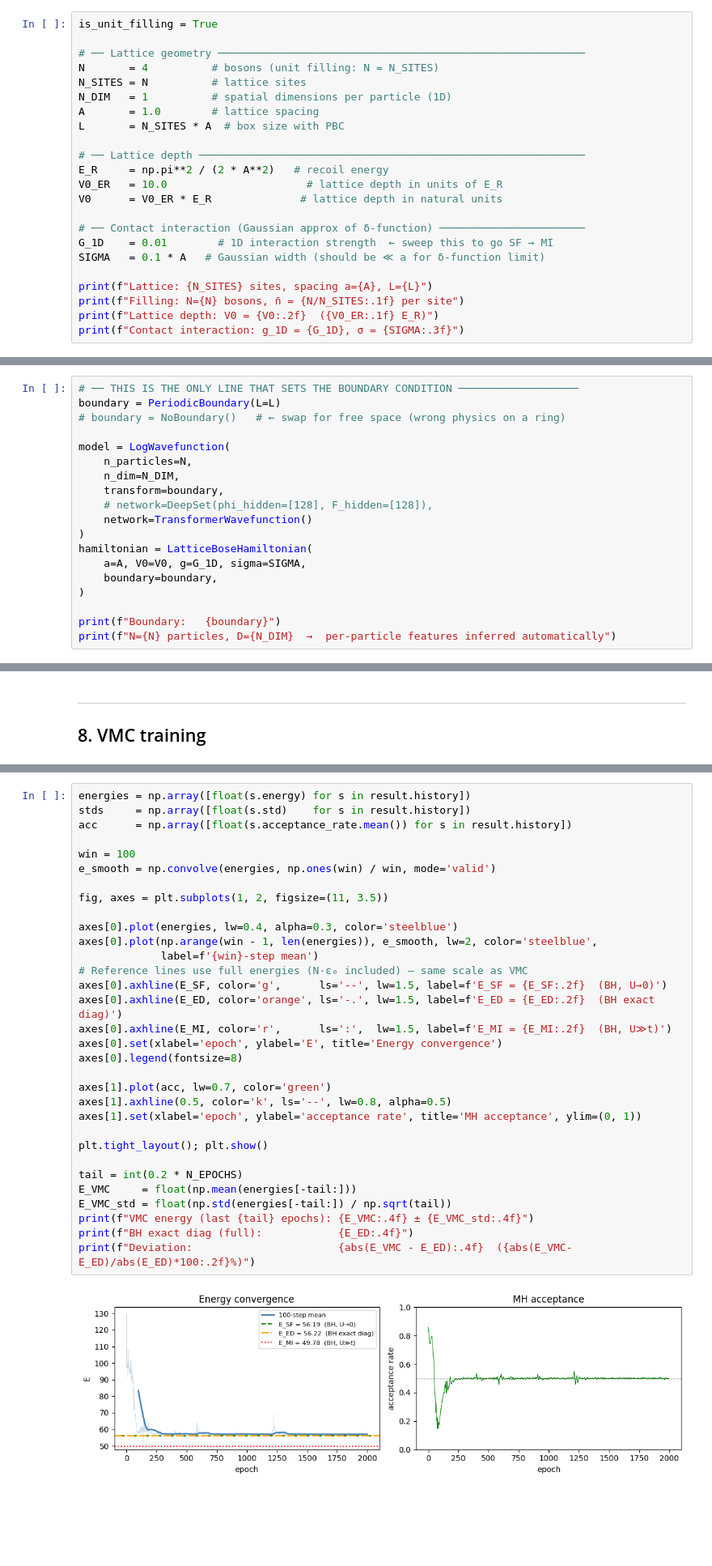
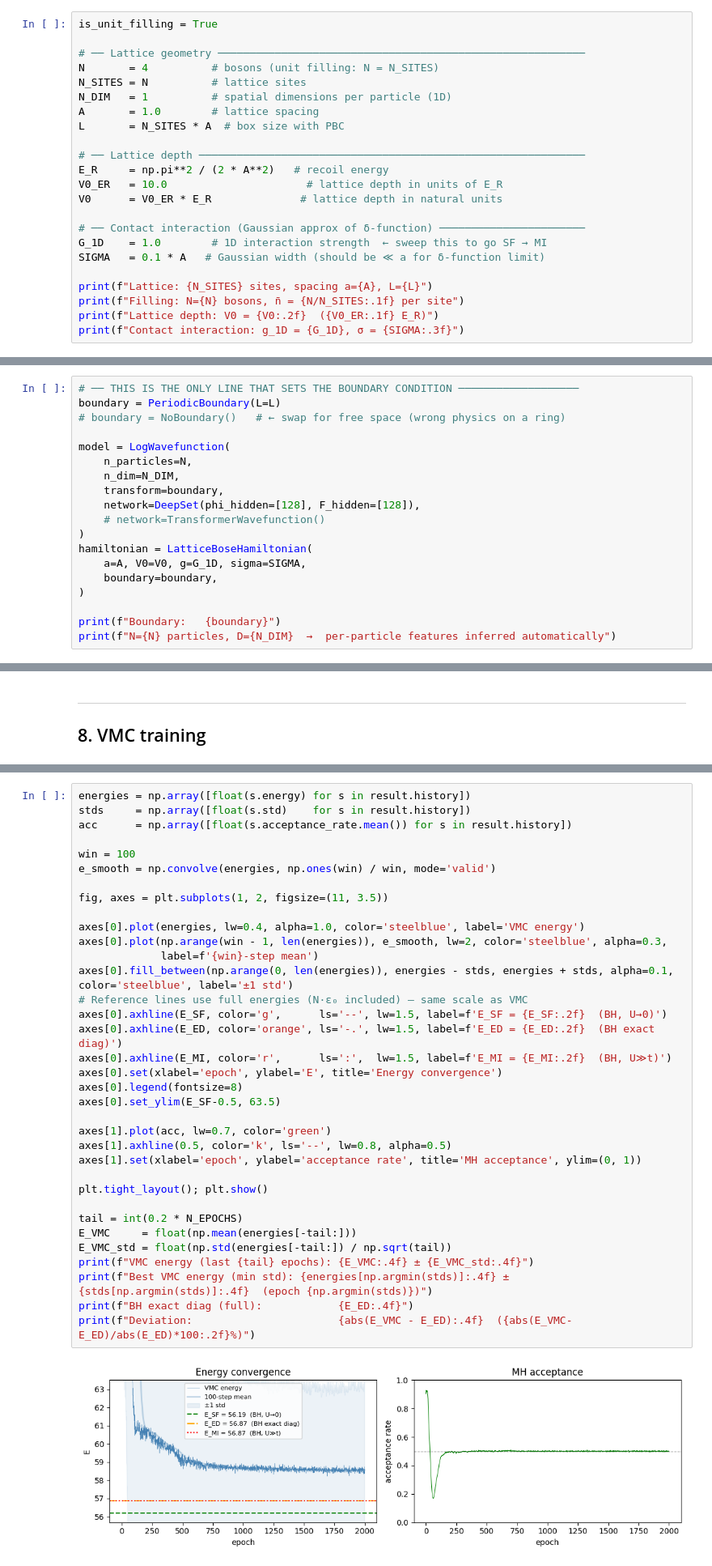
Before and after one commit to pfargas/qvarnet, a Jupyter notebook: notebooks/scripts/bose-hubbard.ipynb, the cells around one changed output, grey strips where cells are left out. Shown at 81% size. Drawn from its saved outputs; the diff is of its cells as text; blank space fills up the shorter version.

```diff
--- a/notebooks/scripts/bose-hubbard.ipynb
+++ b/notebooks/scripts/bose-hubbard.ipynb
@@ -91,7 +91,7 @@ V0_ER   = 10.0                      # lattice depth in units of E_R
 V0      = V0_ER * E_R              # lattice depth in natural units
 
 # ── Contact interaction (Gaussian approx of δ-function) ───────────────────────
-G_1D    = 0.01        # 1D interaction strength  ← sweep this to go SF → MI
+G_1D    = 1.0        # 1D interaction strength  ← sweep this to go SF → MI
 SIGMA   = 0.1 * A   # Gaussian width (should be ≪ a for δ-function limit)
 
 print(f"Lattice: {N_SITES} sites, spacing a={A}, L={L}")
@@ -522,8 +522,8 @@ model = LogWavefunction(
     n_particles=N,
     n_dim=N_DIM,
     transform=boundary,
-    # network=DeepSet(phi_hidden=[128], F_hidden=[128]),
-    network=TransformerWavefunction()
+    network=DeepSet(phi_hidden=[128], F_hidden=[128]),
+    # network=TransformerWavefunction()
 )
 hamiltonian = LatticeBoseHamiltonian(
     a=A, V0=V0, g=G_1D, sigma=SIGMA,
@@ -565,33 +565,36 @@ result = train(
 energies = np.array([float(s.energy) for s in result.history])
 stds     = np.array([float(s.std)    for s in result.history])
 acc      = np.array([float(s.acceptance_rate.mean()) for s in result.history])
 
 win = 100
 e_smooth = np.convolve(energies, np.ones(win) / win, mode='valid')
 
 fig, axes = plt.subplots(1, 2, figsize=(11, 3.5))
 
-axes[0].plot(energies, lw=0.4, alpha=0.3, color='steelblue')
-axes[0].plot(np.arange(win - 1, len(energies)), e_smooth, lw=2, color='steelblue',
+axes[0].plot(energies, lw=0.4, alpha=1.0, color='steelblue', label='VMC energy')
+axes[0].plot(np.arange(win - 1, len(energies)), e_smooth, lw=2, color='steelblue', alpha=0.3,
              label=f'{win}-step mean')
+axes[0].fill_between(np.arange(0, len(energies)), energies - stds, energies + stds, alpha=0.1, color='steelblue', label='±1 std')
 # Reference lines use full energies (N·ε₀ included) — same scale as VMC
 axes[0].axhline(E_SF, color='g',      ls='--', lw=1.5, label=f'E_SF = {E_SF:.2f}  (BH, U→0)')
 axes[0].axhline(E_ED, color='orange', ls='-.', lw=1.5, label=f'E_ED = {E_ED:.2f}  (BH exact diag)')
 axes[0].axhline(E_MI, color='r',      ls=':',  lw=1.5, label=f'E_MI = {E_MI:.2f}  (BH, U≫t)')
 axes[0].set(xlabel='epoch', ylabel='E', title='Energy convergence')
 axes[0].legend(fontsize=8)
+axes[0].set_ylim(E_SF-0.5, 63.5)
 
 axes[1].plot(acc, lw=0.7, color='green')
 axes[1].axhline(0.5, color='k', ls='--', lw=0.8, alpha=0.5)
 axes[1].set(xlabel='epoch', ylabel='acceptance rate', title='MH acceptance', ylim=(0, 1))
 
 plt.tight_layout(); plt.show()
 
 tail = int(0.2 * N_EPOCHS)
 E_VMC     = float(np.mean(energies[-tail:]))
 E_VMC_std = float(np.std(energies[-tail:]) / np.sqrt(tail))
 print(f"VMC energy (last {tail} epochs): {E_VMC:.4f} ± {E_VMC_std:.4f}")
+print(f"Best VMC energy (min std): {energies[np.argmin(stds)]:.4f} ± {stds[np.argmin(stds)]:.4f}  (epoch {np.argmin(stds)})")
 print(f"BH exact diag (full):            {E_ED:.4f}")
 print(f"Deviation:                       {abs(E_VMC - E_ED):.4f}  ({abs(E_VMC-E_ED)/abs(E_ED)*100:.2f}%)")
 # %% [output]
-[figure, old version]
+[figure, new version]
```
Also changed, not shown: parts of 5 cells of this notebook.
